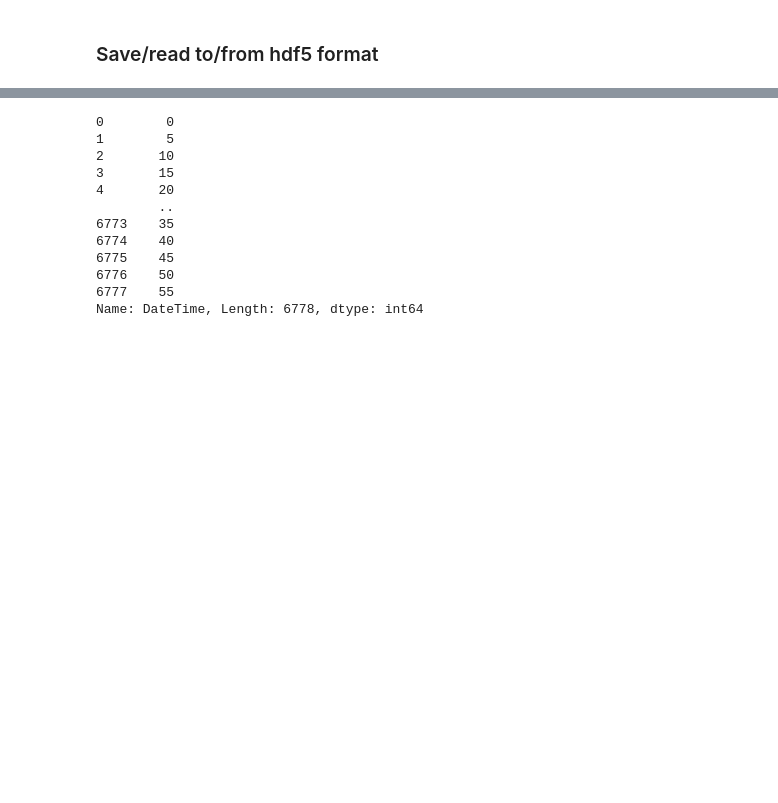
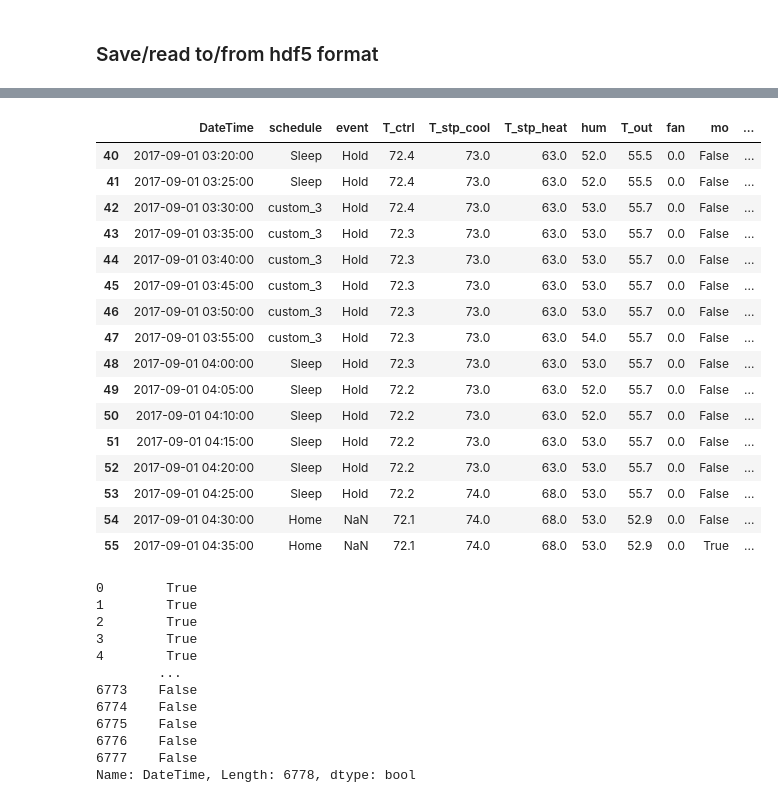
Before and after one commit to NEU-ABLE-LAB/Build_OBM, a Jupyter notebook: tests.ipynb, the cells around one changed output, grey strips where cells are left out. Saved outputs shown, nothing was run; the diff lists cells and outputs as text; code cells hidden in the pictures; blank space fills up the shorter version.

```diff
--- a/tests.ipynb
+++ b/tests.ipynb
@@ -86,0 +122,30 @@ numpy.timedelta64(300000000000,'ns')
+# %%
+def smooth_setpoints(df,column):
+    idx_DSP = df[df[column].diff() != 0].index.values
+    idx_DSP_diff = np.diff(idx_DSP)
+    idxes_2_begin = []
+    idxes_2_end = []
+    temp_idx = -1
+    # Iterate over the difference of index values were dsp was found
+    for idx, diff_value in enumerate(idx_DSP_diff):
+        if idx <= temp_idx:
+            continue
+
+        # If the DSPs exists closely
+        if diff_value < 3:
+
+            idx_2_begin = idx_DSP[idx]
+            idx_2_end = idx_DSP[idx+1]
+            # Scan when the last consecutive DSP occurs
+            for next_idx, next_idx_diff in enumerate(idx_DSP_diff[idx+1:]):
+                if next_idx_diff <2:
+                    idx_2_end = idx_DSP[idx+next_idx+2]
+                    temp_idx = idx + next_idx + 1
+                else:
+                    break
+
+            idxes_2_begin.append(idx_2_begin)
+            idxes_2_end.append(idx_2_end)
+
+    print(f"Starting and ending indices list differ by {len(idxes_2_begin)-len(idxes_2_end)}")
+    return idxes_2_begin, idxes_2_end
@@ -87,15 +178,35 @@ numpy.timedelta64(300000000000,'ns')
+# %%
+df_read[40:56]
+# %% [output]
+|  | DateTime | schedule | event | T_ctrl | T_stp_cool | T_stp_heat | hum | T_out | fan | mo | ... |
+| 40 | 2017-09-01 03:20:00 | Sleep | Hold | 72.4 | 73.0 | 63.0 | 52.0 | 55.5 | 0.0 | False | ... |
+| 41 | 2017-09-01 03:25:00 | Sleep | Hold | 72.4 | 73.0 | 63.0 | 52.0 | 55.5 | 0.0 | False | ... |
+| 42 | 2017-09-01 03:30:00 | custom_3 | Hold | 72.4 | 73.0 | 63.0 | 53.0 | 55.7 | 0.0 | False | ... |
+| 43 | 2017-09-01 03:35:00 | custom_3 | Hold | 72.3 | 73.0 | 63.0 | 53.0 | 55.7 | 0.0 | False | ... |
+| 44 | 2017-09-01 03:40:00 | custom_3 | Hold | 72.3 | 73.0 | 63.0 | 53.0 | 55.7 | 0.0 | False | ... |
+| 45 | 2017-09-01 03:45:00 | custom_3 | Hold | 72.3 | 73.0 | 63.0 | 53.0 | 55.7 | 0.0 | False | ... |
+| 46 | 2017-09-01 03:50:00 | custom_3 | Hold | 72.3 | 73.0 | 63.0 | 53.0 | 55.7 | 0.0 | False | ... |
+| 47 | 2017-09-01 03:55:00 | custom_3 | Hold | 72.3 | 73.0 | 63.0 | 54.0 | 55.7 | 0.0 | False | ... |
+| 48 | 2017-09-01 04:00:00 | Sleep | Hold | 72.3 | 73.0 | 63.0 | 53.0 | 55.7 | 0.0 | False | ... |
+| 49 | 2017-09-01 04:05:00 | Sleep | Hold | 72.2 | 73.0 | 63.0 | 52.0 | 55.7 | 0.0 | False | ... |
+| 50 | 2017-09-01 04:10:00 | Sleep | Hold | 72.2 | 73.0 | 63.0 | 52.0 | 55.7 | 0.0 | False | ... |
+| 51 | 2017-09-01 04:15:00 | Sleep | Hold | 72.2 | 73.0 | 63.0 | 53.0 | 55.7 | 0.0 | False | ... |
+| 52 | 2017-09-01 04:20:00 | Sleep | Hold | 72.2 | 73.0 | 63.0 | 53.0 | 55.7 | 0.0 | False | ... |
+| 53 | 2017-09-01 04:25:00 | Sleep | Hold | 72.2 | 74.0 | 68.0 | 53.0 | 55.7 | 0.0 | False | ... |
+| 54 | 2017-09-01 04:30:00 | Home | NaN | 72.1 | 74.0 | 68.0 | 53.0 | 52.9 | 0.0 | False | ... |
+| 55 | 2017-09-01 04:35:00 | Home | NaN | 72.1 | 74.0 | 68.0 | 53.0 | 52.9 | 0.0 | True | ... |
 # %%
-df_read.DateTime.dt.minute
+df_read.DateTime.dt.weekday<=4
 # %% [output]
-0        0
-1        5
-2       10
-3       15
-4       20
-        ..
-6773    35
-6774    40
-6775    45
-6776    50
-6777    55
-Name: DateTime, Length: 6778, dtype: int64
+0        True
+1        True
+2        True
+3        True
+4        True
+        ...
+6773    False
+6774    False
+6775    False
+6776    False
+6777    False
+Name: DateTime, Length: 6778, dtype: bool
```
Also changed, not shown: parts of 24 cells of this notebook, 4 other files.
